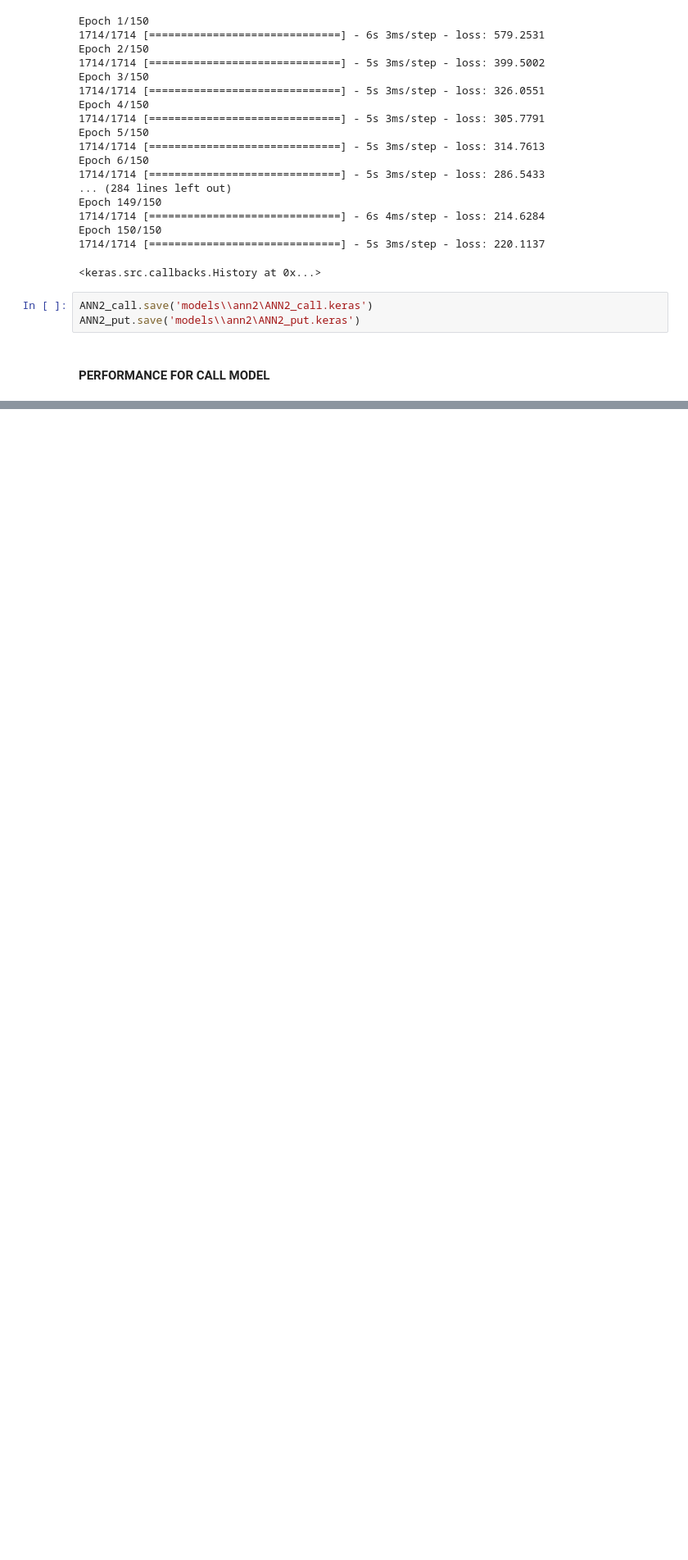
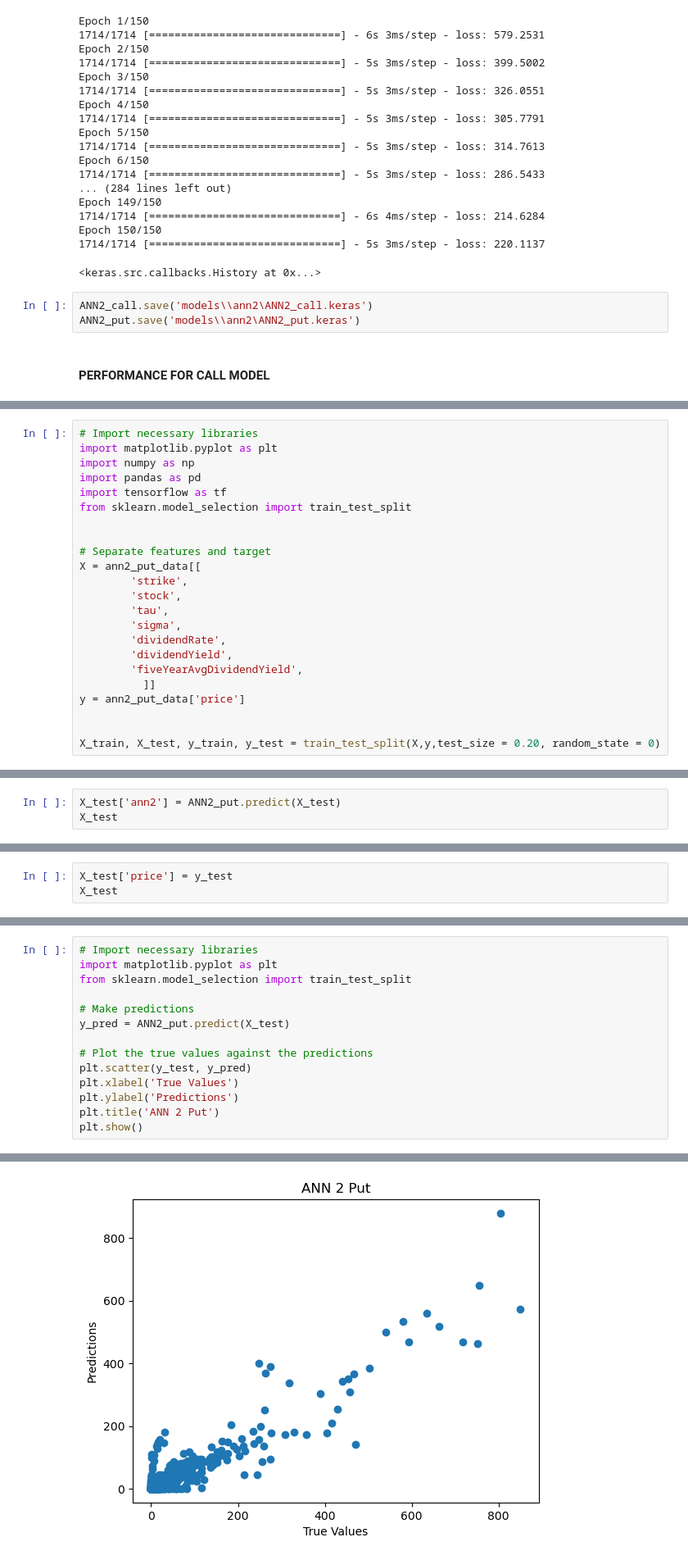
Before and after one commit to Ciriosss/option-pricing-with-deep-learning, a Jupyter notebook: ann2.ipynb, the cells around one changed output, grey strips where cells are left out. Shown: that part at 82% size. Saved outputs shown, nothing was run; the diff lists cells and outputs as text; blank space fills up the shorter version.

```diff
--- a/ann2.ipynb
+++ b/ann2.ipynb
@@ -196,0 +324,23 @@ AttributeError: partially initialized module 'keras.src' has no attribute 'utils
+# %%
+# Import necessary libraries
+import matplotlib.pyplot as plt
+import numpy as np
+import pandas as pd
+import tensorflow as tf
+from sklearn.model_selection import train_test_split
+
+
+# Separate features and target
+X = ann2_put_data[[
+        'strike',
+        'stock',
+        'tau',
+        'sigma',
+        'dividendRate',
+        'dividendYield',
+        'fiveYearAvgDividendYield',
+          ]]
+y = ann2_put_data['price']
+
+
+X_train, X_test, y_train, y_test = train_test_split(X,y,test_size = 0.20, random_state = 0)
@@ -196,0 +363,3 @@ AttributeError: partially initialized module 'keras.src' has no attribute 'utils
+# %%
+X_test['ann2'] = ANN2_put.predict(X_test)
+X_test
@@ -196,0 +381,3 @@ AttributeError: partially initialized module 'keras.src' has no attribute 'utils
+# %%
+X_test['price'] = y_test
+X_test
@@ -196,0 +429,15 @@ AttributeError: partially initialized module 'keras.src' has no attribute 'utils
+# %%
+# Import necessary libraries
+import matplotlib.pyplot as plt
+from sklearn.model_selection import train_test_split
+
+# Make predictions
+y_pred = ANN2_put.predict(X_test)
+
+# Plot the true values against the predictions
+plt.scatter(y_test, y_pred)
+plt.xlabel('True Values')
+plt.ylabel('Predictions')
+plt.title('ANN 2 Put')
+plt.show()
+# %% [output]
@@ -196,0 +445 @@ AttributeError: partially initialized module 'keras.src' has no attribute 'utils
+[figure, added]
```
Also changed, not shown: parts of 15 cells of this notebook, 2 other files.
